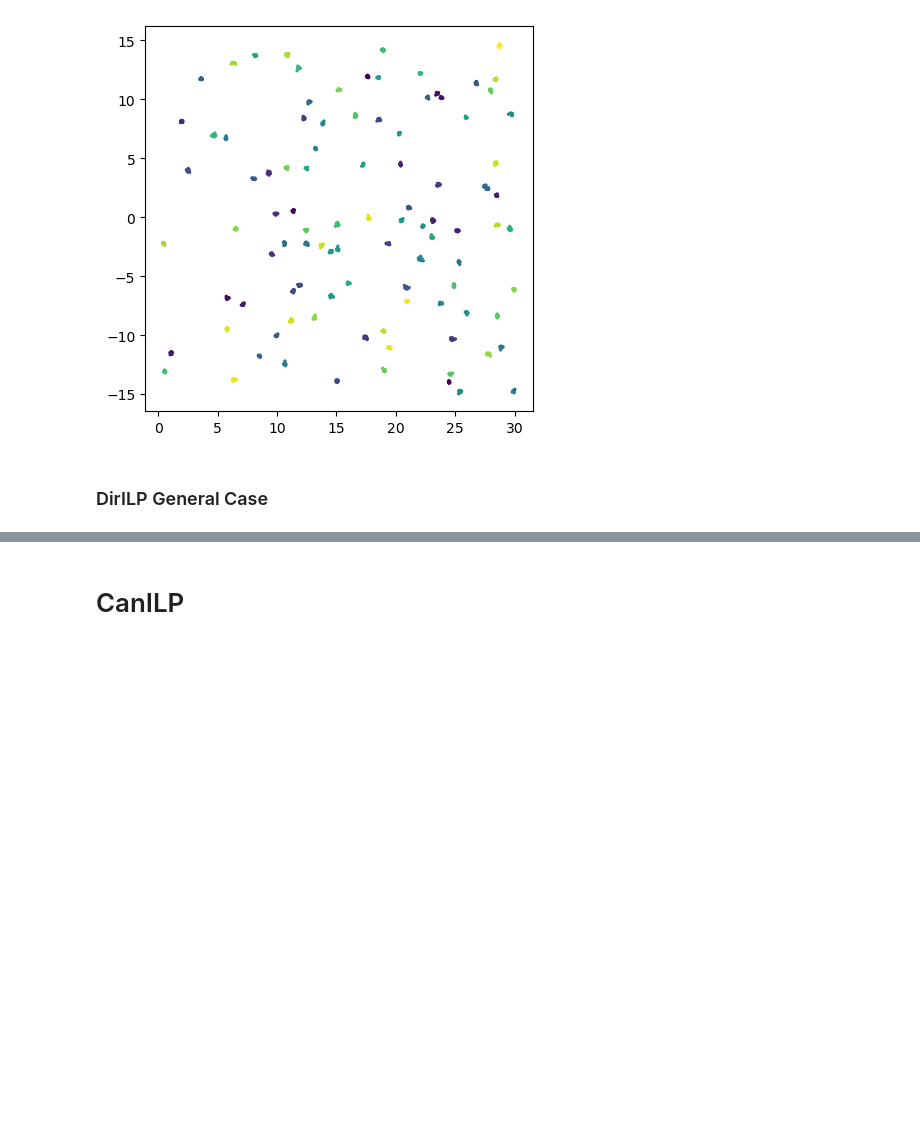
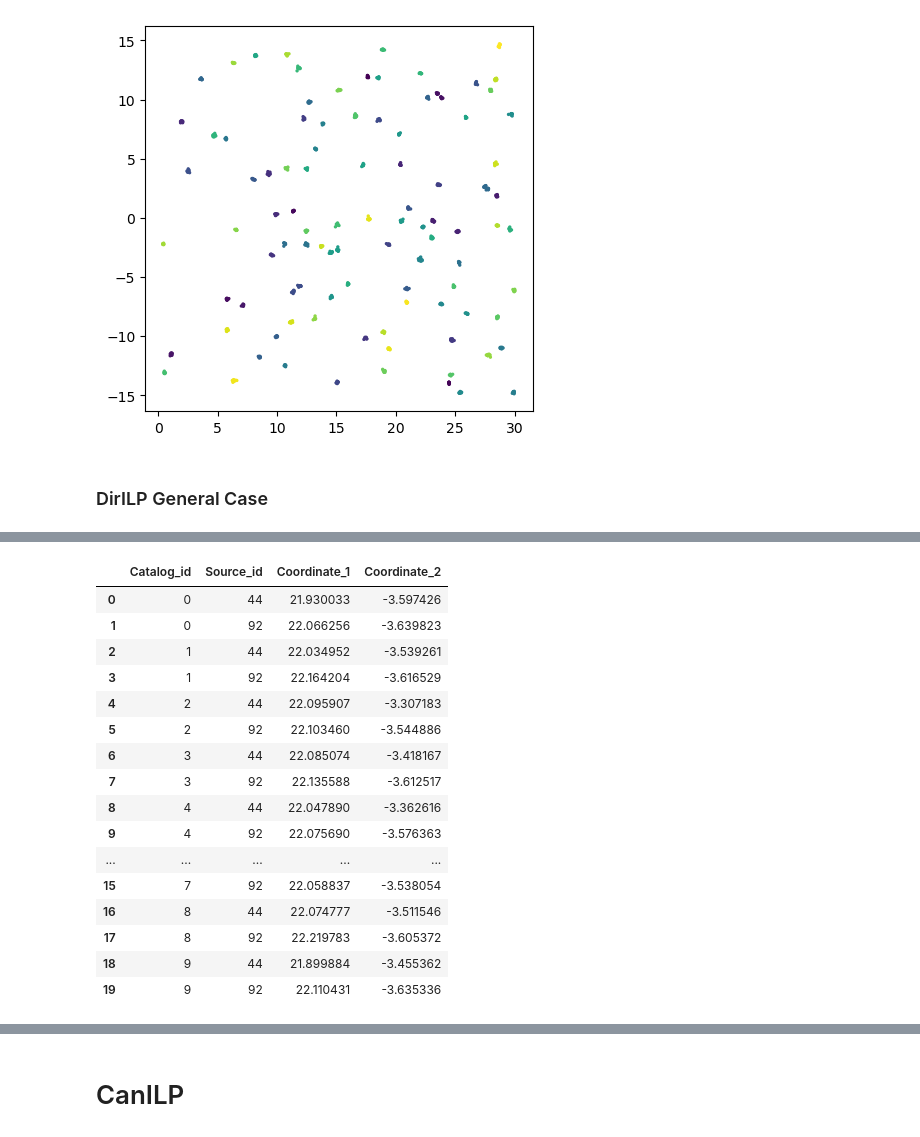
Before and after one commit to jacobf18/astronomical-matching, a Jupyter notebook: CanILP + DirILP General case.ipynb, the cells around one changed output, grey strips where cells are left out. Cells and saved outputs as stored; diff of their text form; code cells hidden in the pictures; blank space fills up the shorter version.

```diff
--- a/CanILP + DirILP General case.ipynb
+++ b/CanILP + DirILP General case.ipynb
@@ -571,0 +580,20 @@ Warning: Model contains large matrix coefficient range
+# %%
+df
+# %% [output]
+|  | Catalog_id | Source_id | Coordinate_1 | Coordinate_2 |
+| 0 | 0 | 44 | 21.930033 | -3.597426 |
+| 1 | 0 | 92 | 22.066256 | -3.639823 |
+| 2 | 1 | 44 | 22.034952 | -3.539261 |
+| 3 | 1 | 92 | 22.164204 | -3.616529 |
+| 4 | 2 | 44 | 22.095907 | -3.307183 |
+| 5 | 2 | 92 | 22.103460 | -3.544886 |
+| 6 | 3 | 44 | 22.085074 | -3.418167 |
+| 7 | 3 | 92 | 22.135588 | -3.612517 |
+| 8 | 4 | 44 | 22.047890 | -3.362616 |
+| 9 | 4 | 92 | 22.075690 | -3.576363 |
+| ... | ... | ... | ... | ... |
+| 15 | 7 | 92 | 22.058837 | -3.538054 |
+| 16 | 8 | 44 | 22.074777 | -3.511546 |
+| 17 | 8 | 92 | 22.219783 | -3.605372 |
+| 18 | 9 | 44 | 21.899884 | -3.455362 |
+| 19 | 9 | 92 | 22.110431 | -3.635336 |
```
Also changed, not shown: parts of 7 cells of this notebook.
